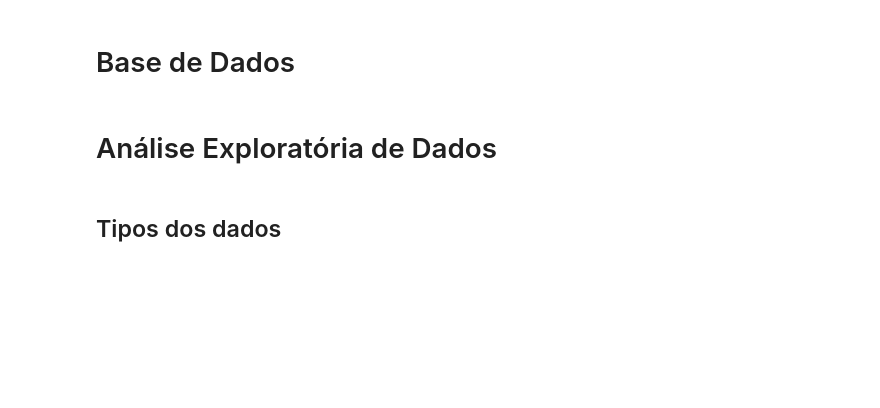
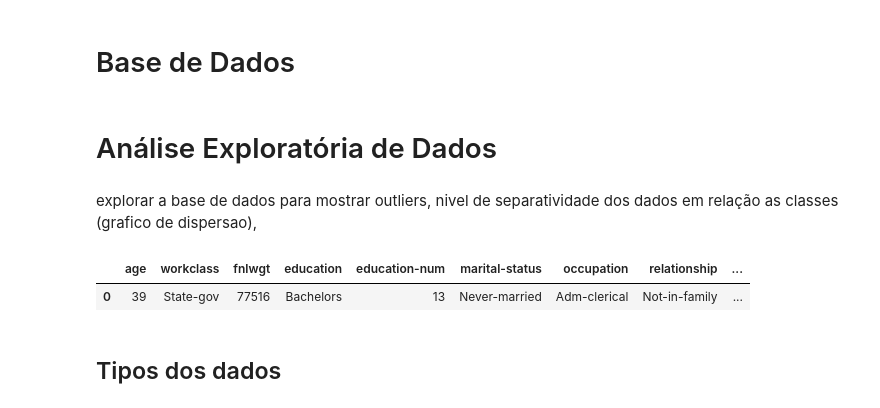
Before and after one commit to mariamaOlive/modelos-preditivos-residencia, a Jupyter notebook: Census.ipynb, the cells around one changed output. Drawn from its saved outputs; the diff is of its cells as text; code cells hidden in the pictures; blank space fills up the shorter version.

```diff
--- a/Census.ipynb
+++ b/Census.ipynb
@@ -24,11 +25,16 @@ filterwarnings('ignore')
 # Base de Dados
 # %%
 columns_name = ['age', 'workclass', 'fnlwgt', 'education', 'education-num', 'marital-status', 'occupation', 'relationship', 'race', 'sex', 'capital-gain', 'capital-loss', 'hours-per-week', 'native-country', 'class']
-df = pandas.read_csv("Dados/adult.data", names=columns_name, index_col=False)
+df = pd.read_csv("Dados/adult.data", names=columns_name, index_col=False)
 # %% [markdown]
 # Análise Exploratória de Dados
+# %% [markdown]
+explorar a base de dados para mostrar outliers, nivel de separatividade dos dados em relação as classes (grafico de dispersao),
 # %%
-df.head()
+df.head(1)
+# %% [output]
+|  | age | workclass | fnlwgt | education | education-num | marital-status | occupation | relationship | ... |
+| 0 | 39 | State-gov | 77516 | Bachelors | 13 | Never-married | Adm-clerical | Not-in-family | ... |
 # %% [markdown]
 ## Tipos dos dados
 # %%
```
Also changed, not shown: parts of 63 cells of this notebook.
